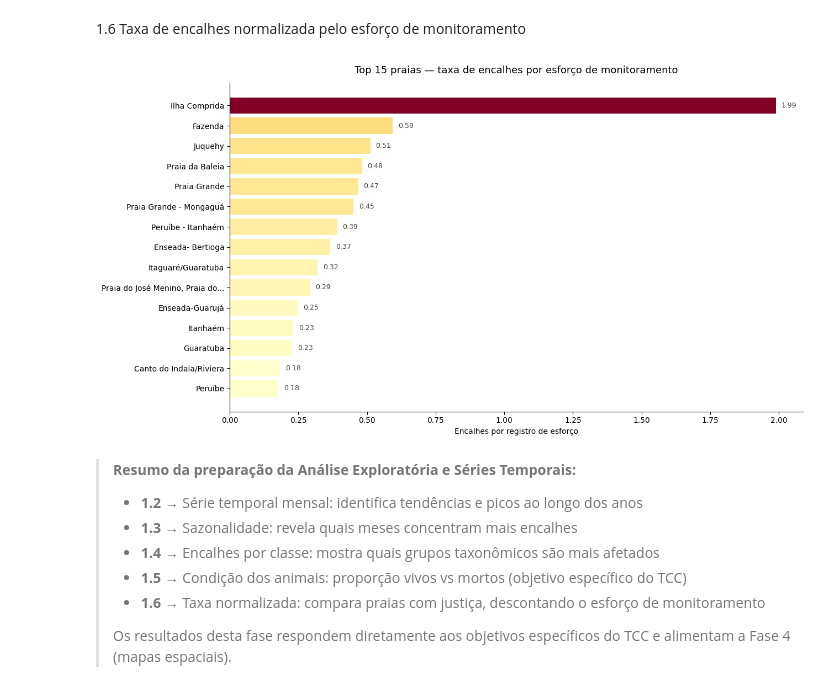
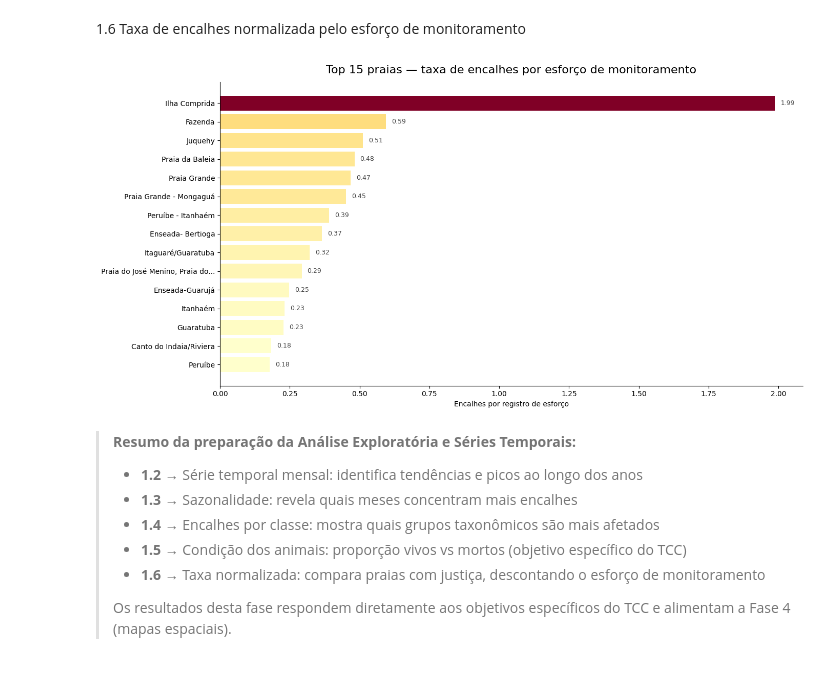
Before and after one commit to JonasCandid0/TCC-Univesp, a Jupyter notebook: tcc_analise_espacial_simba.ipynb, the cells around one changed output. Drawn from its saved outputs; the diff is of its cells as text; code cells hidden in the pictures.

```diff
--- a/tcc_analise_espacial_simba.ipynb
+++ b/tcc_analise_espacial_simba.ipynb
@@ -519,36 +633,36 @@ plt.show()
 encalhes_por_praia = df_master['Praia'].value_counts().reset_index()
 encalhes_por_praia.columns = ['Praia', 'Encalhes']
 
 esforco_por_praia = esforco_monitora_filtrada['Praia'].value_counts().reset_index()
 esforco_por_praia.columns = ['Praia', 'Esforço']
 
 taxa_normalizada = pd.merge(encalhes_por_praia, esforco_por_praia, on='Praia', how='inner')
 taxa_normalizada['Taxa'] = taxa_normalizada['Encalhes'] / taxa_normalizada['Esforço']
 taxa_normalizada = taxa_normalizada.sort_values('Taxa', ascending=False)
 
 top15 = taxa_normalizada.head(15).copy()
 top15['Praia'] = top15['Praia'].apply(lambda x: x[:30] + '...' if len(x) > 30 else x)
 
 norm = plt.Normalize(top15['Taxa'].min(), top15['Taxa'].max())
 cmap = plt.get_cmap('YlOrRd')
-fig, ax = plt.subplots(figsize=(13, 7))
+fig, ax = plt.subplots(figsize=(14, 7))
 
 bars = ax.barh(top15['Praia'], top15['Taxa'], color=[cmap(norm(v)) for v in top15['Taxa']])
 
 for bar, val in zip(bars, top15['Taxa']):
     ax.text(bar.get_width() + top15['Taxa'].max() * 0.01, bar.get_y() + bar.get_height() / 2,
             f'{val:.2f}', va='center', fontsize=9, color='#444')
 
-ax.set_title('Top 15 praias — taxa de encalhes por esforço de monitoramento', fontsize=13, pad=12)
+ax.set_title('Top 15 praias — taxa de encalhes por esforço de monitoramento', fontsize=16, pad=12)
 ax.set_xlabel('Encalhes por registro de esforço')
 ax.set_ylabel('')
 ax.invert_yaxis()
 ax.spines['top'].set_visible(False)
 ax.spines['right'].set_visible(False)
 plt.tight_layout()
 plt.show()
 # %% [output]
-[figure, old version]
+[figure, new version]
 # %% [markdown]
 > **Resumo da preparação da Análise Exploratória e Séries Temporais:**
 > - **1.2** → Série temporal mensal: identifica tendências e picos ao longo dos anos
```
Also changed, not shown: parts of 53 cells of this notebook.
